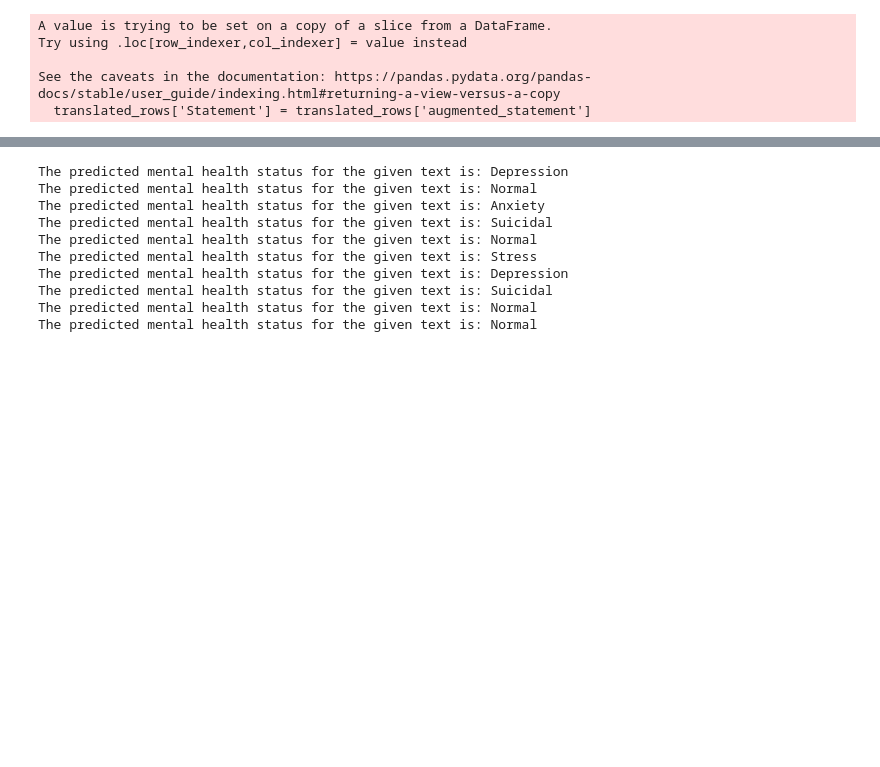
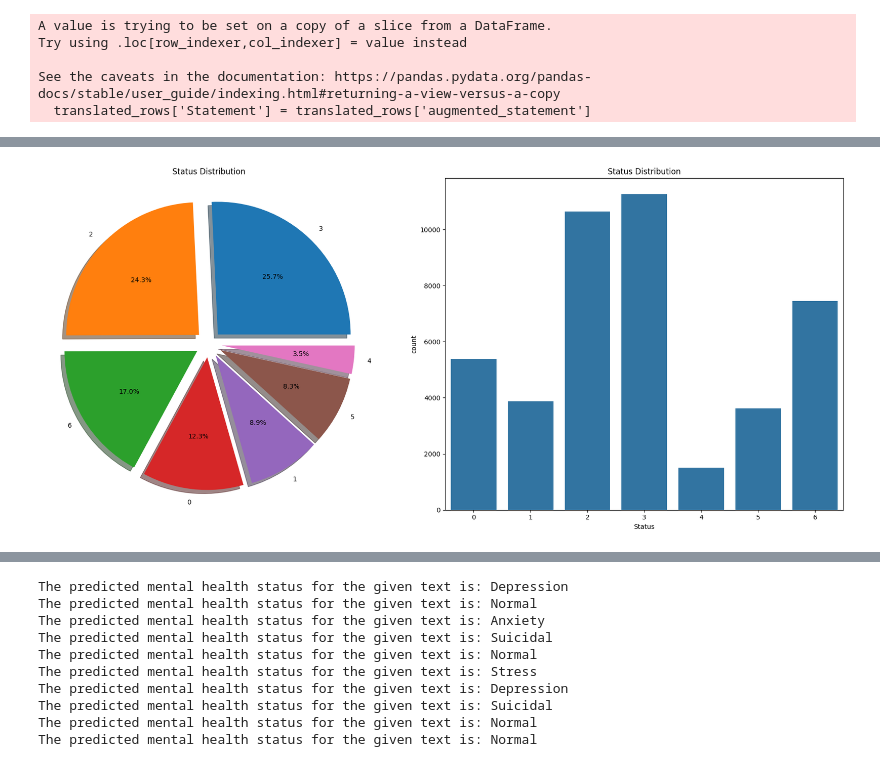
Before and after one commit to rheahamdar/sentiment-analysis-mental-health, a Jupyter notebook: RandomForestClassifier.ipynb, the cells around one changed output, grey strips where cells are left out. Saved outputs shown, nothing was run; the diff lists cells and outputs as text; code cells hidden in the pictures; blank space fills up the shorter version.

```diff
--- a/RandomForestClassifier.ipynb
+++ b/RandomForestClassifier.ipynb
@@ -28,7 +89,5 @@ from sklearn.metrics import classification_report, accuracy_score,confusion_matr
 # %%
-df = pd.read_csv('Sentiment_analysis_dataset.csv')
-df = df.dropna(subset=['Statement', 'Status'])
-df = df.drop(df[df.duplicated()][df[df.duplicated()]['Status'].isin(['Normal', 'Depression'])].index)
+
 def augment_text(text):
     try:
         blob = TextBlob(text)
@@ -110 +151,18 @@ Class counts and percentages:
+# %%
+fig, ax = plt.subplots(1, 2, figsize=(18, 8))
+
+# Plot pie chart of the target variable with sorted values
+df['Status'].value_counts().sort_values(ascending=False).plot.pie(explode=[0.1] * len(df['Status'].value_counts()), autopct='%1.1f%%', ax=ax[0], shadow=True)
+ax[0].set_title('Status Distribution')
+ax[0].set_ylabel('')
+
+# Plot countplot for the target variable
+sns.countplot(x='Status', data=df, ax=ax[1])
+ax[1].set_title('Status Distribution')
+
+# Show the plot
+plt.tight_layout()  # To ensure that the subplots don't overlap
+plt.show()
+# %% [output]
+[figure, added]
 # %%
```
Also changed, not shown: parts of 11 cells of this notebook, 2 other files.
